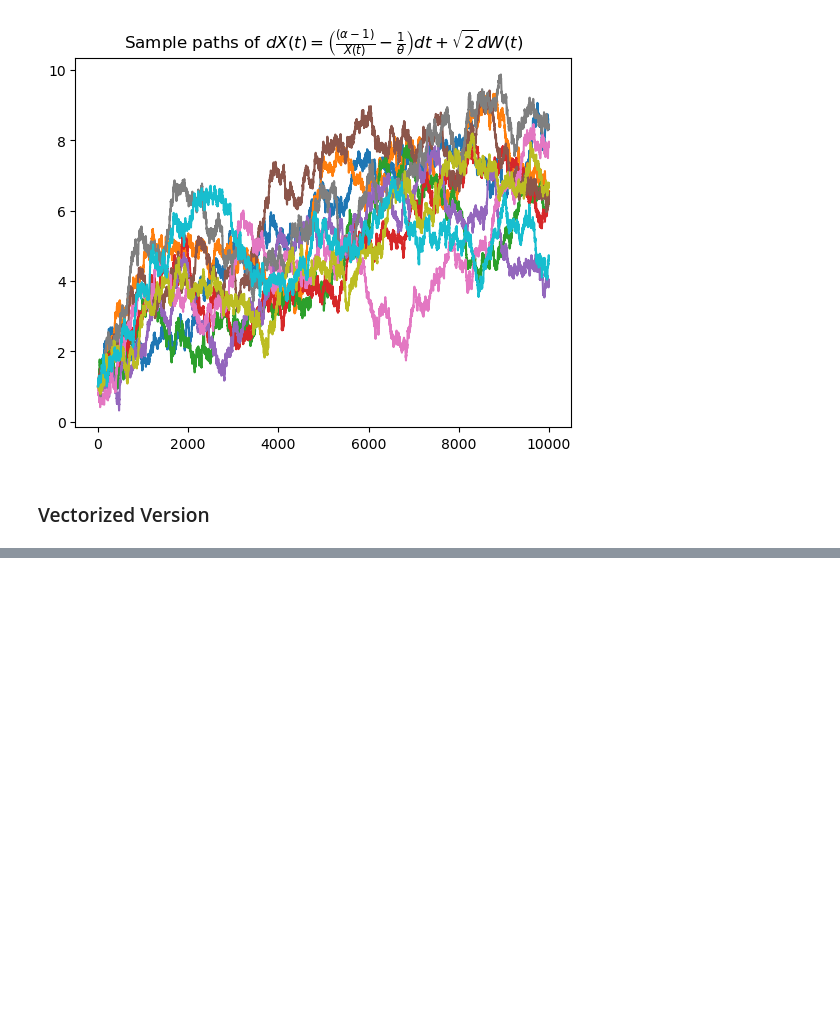
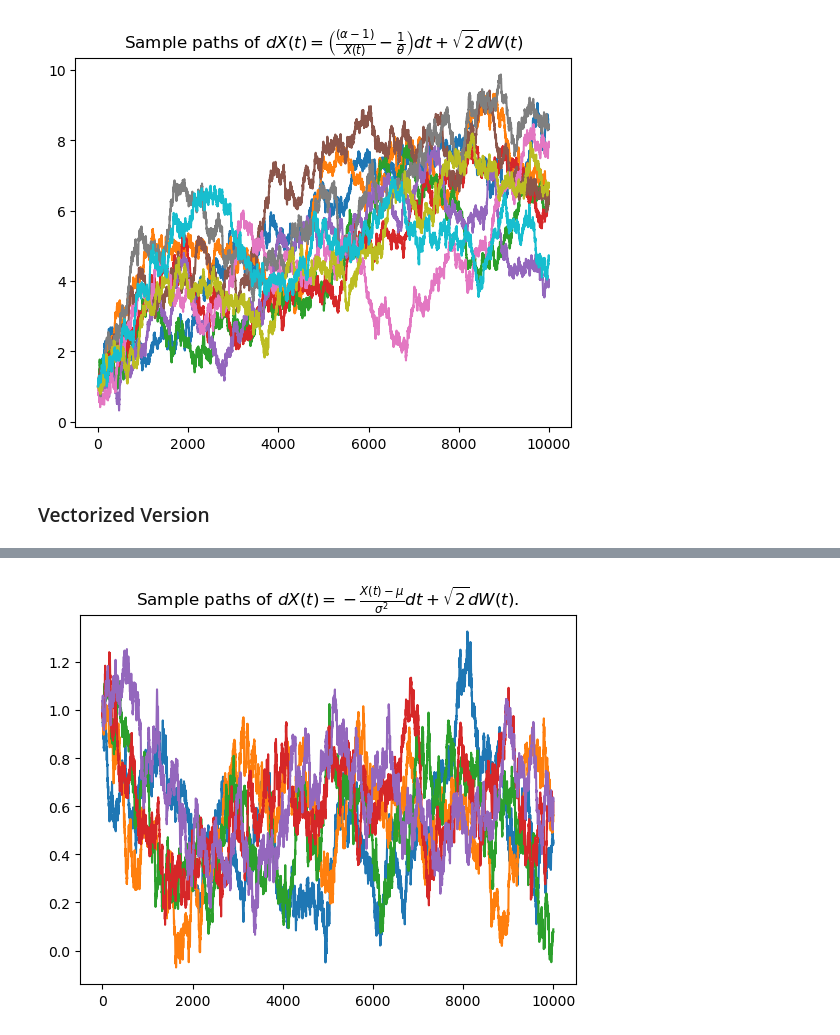
Before and after one commit to SamKirkiles/langevin-dynamics, a Jupyter notebook: Brownian Motion, Diffusions, and Langevin Dynamics.ipynb, the cells around one changed output, grey strips where cells are left out. Saved outputs shown, nothing was run; the diff lists cells and outputs as text; code cells hidden in the pictures; blank space fills up the shorter version.

```diff
--- a/Brownian Motion, Diffusions, and Langevin Dynamics.ipynb
+++ b/Brownian Motion, Diffusions, and Langevin Dynamics.ipynb
@@ -241,7 +241,7 @@ bins = 10000
 dt = T / bins
 samples = 100000
 
-alpha_var = 7.5
+alpha_var = 7
 theta_var = 1
 
 X_0 = 1
@@ -277,7 +277,7 @@ for i in range(1, bins):
 X_T = X
 
 
-plt.title("Distribution of $X(T)$")
+plt.title(r"Distribution of $X(T)$ where $dX(t)=\left(\frac{(\alpha -1)}{X(t)}-\frac{1}{\theta}\right) dt + \sqrt{2}dW(t)$.")
 plt.hist(X_T, density=True, bins=100)
 
 x = np.linspace(0.001, 20, 500)
@@ -292,0 +310,43 @@ plt.show()
+# %%
+T=1
+bins = 10000
+dt = T/bins
+samples = 5
+
+
+mu_var = 1/2
+sigma_var = 1/4
+
+X_0=1
+
+def mu(t, x):
+    return -(x-mu_var)/(sigma_var**2)
+
+def sigma(t, x):
+    return np.sqrt(2)
+
+def pi(x, alpha, theta):
+    """
+    Gamma distribution probability density function:
+    π(x) = x^(alpha-1) * exp(-x/theta) / (Gamma(alpha) * theta^alpha)
+    """
+    return (x**(alpha - 1) * np.exp(-x / theta)) / (
+        gamma(alpha) * theta**alpha
+    )
+
+
+X_T = np.zeros(samples)
+
+for sample in range(samples):
+    X = np.ones(bins)*X_0
+
+    for i in range(1, bins):
+        X[i] = X[i-1] + mu(i*dt, X[i-1])*dt + sigma(i*dt, X[i-1])*np.random.normal(0,math.sqrt(dt))
+    plt.plot(X)
+
+
+plt.title(r"Sample paths of $d X(t)=-\frac{X(t)-\mu}{\sigma^2}dt+\sqrt{2} dW(t).$")
+
+plt.show()
+# %% [output]
+[figure, added]
```
Also changed, not shown: parts of 6 cells of this notebook.
